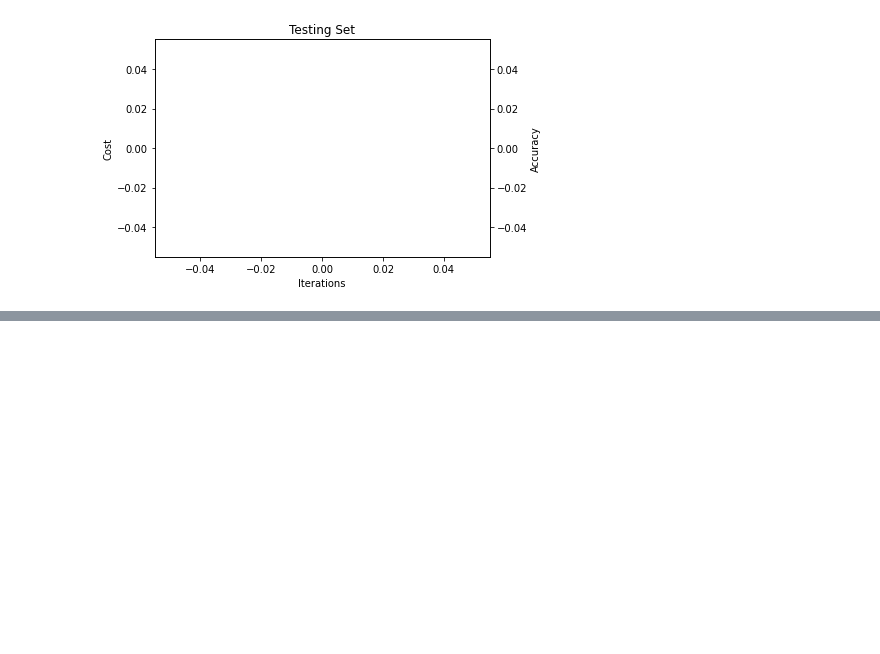
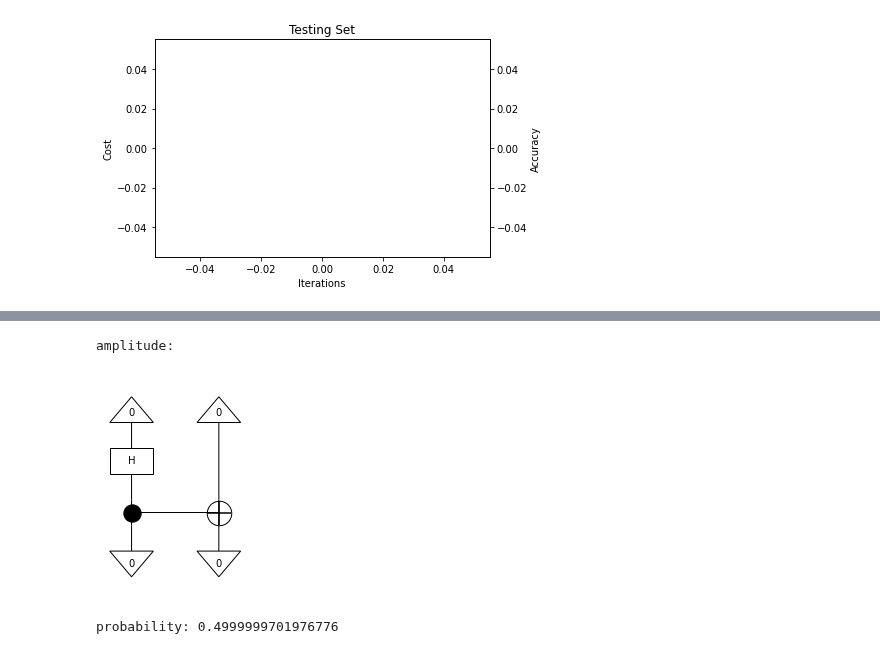
Before and after one commit to CDL-Quantum/CohortProject_2021, a Jupyter notebook: Week4_NLP/notebook.ipynb, the cells around one changed output, grey strips where cells are left out. Saved outputs shown, nothing was run; the diff lists cells and outputs as text; code cells hidden in the pictures; blank space fills up the shorter version.

```diff
--- a/Week4_NLP/notebook.ipynb
+++ b/Week4_NLP/notebook.ipynb
@@ -235,0 +447,15 @@ plt.show()
+# %%
+from discopy.quantum import Bra
+
+experiment = Ket(0, 0) >> circuit >> Bra(0, 0)
+
+print("amplitude:")
+experiment.draw(figsize=(2, 3))
+amplitude = experiment.eval().array[0]
+
+probability = abs(amplitude) ** 2
+print("probability: {}".format(probability))
+# %% [output]
+amplitude:
+[figure, added]
+probability: 0.4999999701976776
```
Also changed, not shown: parts of 19 cells of this notebook.
